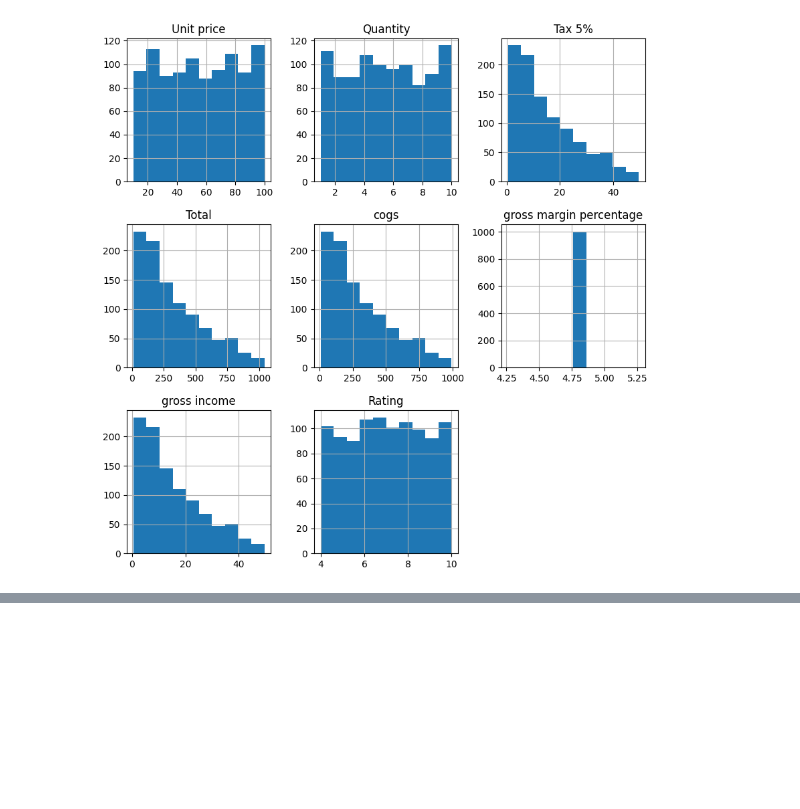
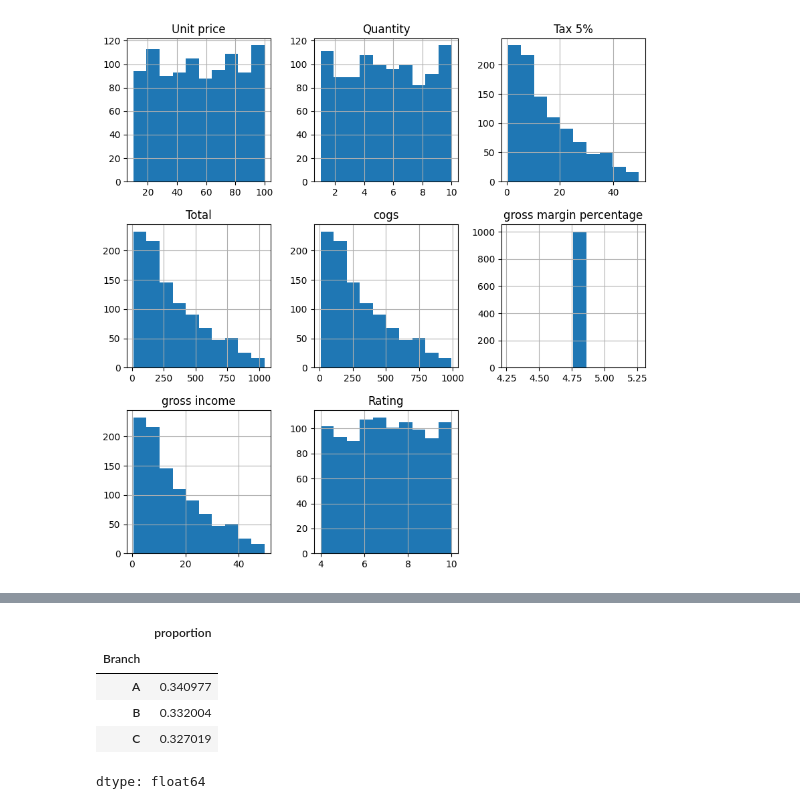
Before and after one commit to nihemelandu/EDA_PYTHON, a Jupyter notebook: EDA_PYTHON.ipynb, the cells around one changed output, grey strips where cells are left out. Drawn from its saved outputs; the diff is of its cells as text; code cells hidden in the pictures; blank space fills up the shorter version.

```diff
--- a/EDA_PYTHON.ipynb
+++ b/EDA_PYTHON.ipynb
@@ -117,0 +126,9 @@ df.hist(figsize=(10,10));
+# %%
+df.Branch.value_counts(normalize=True)
+# %% [output]
+|  | proportion |
+| Branch |  |
+| A | 0.340977 |
+| B | 0.332004 |
+| C | 0.327019 |
+dtype: float64
```
Also changed, not shown: parts of 7 cells of this notebook.
